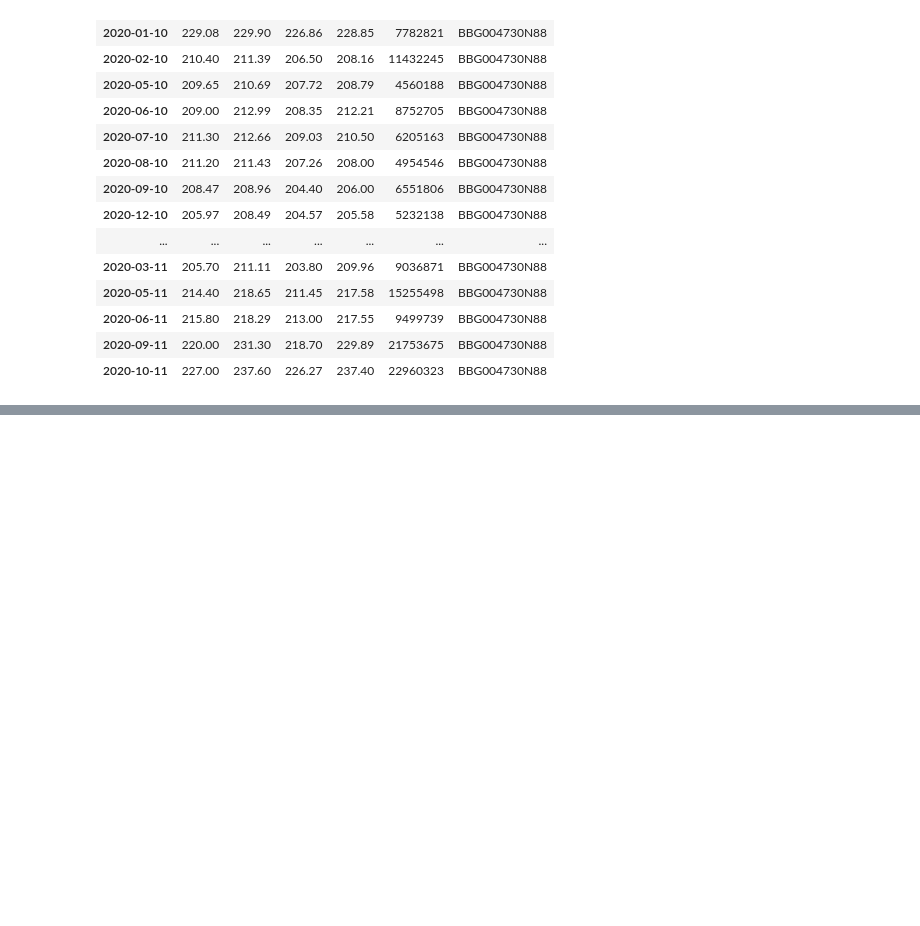
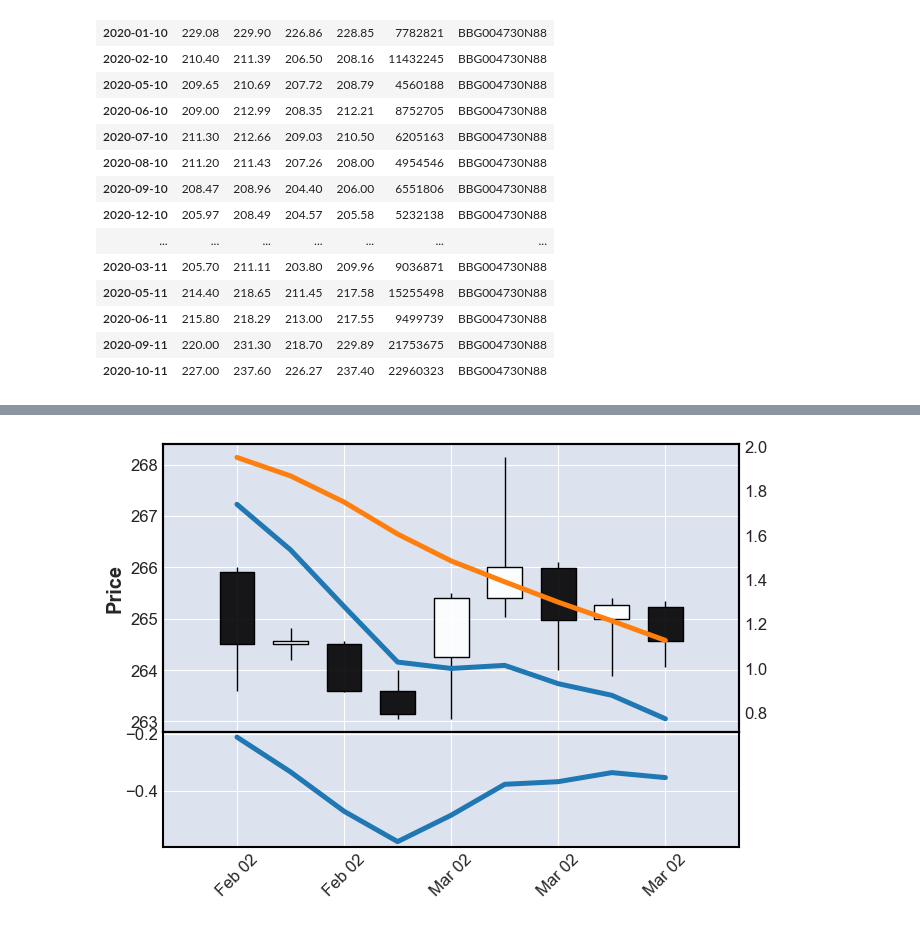
Before and after one commit to okulov/trade_bot, a Jupyter notebook: graph.ipynb, the cells around one changed output, grey strips where cells are left out. Saved outputs shown, nothing was run; the diff lists cells and outputs as text; code cells hidden in the pictures; blank space fills up the shorter version.

Commit message:
new data, edit strategy

```diff
--- a/graph.ipynb
+++ b/graph.ipynb
@@ -73,3 +71,11 @@ daily[80:110]
 | 2020-06-11 | 215.80 | 218.29 | 213.00 | 217.55 | 9499739 | BBG004730N88 |
 | 2020-09-11 | 220.00 | 231.30 | 218.70 | 229.89 | 21753675 | BBG004730N88 |
 | 2020-10-11 | 227.00 | 237.60 | 226.27 | 237.40 | 22960323 | BBG004730N88 |
+# %%
+data_hour = pd.read_csv('data/hour_data.csv',index_col=0,parse_dates=True)
+data_hour.index.name = 'date'
+data_hour = data_hour[data_hour['figi'] == 'BBG004730N88']
+#print(daily['figi'].value_counts())
+data_hour = data_hour[-500:-400]
+print(data_hour.shape)
+print(data_hour.head(3))
@@ -75,0 +89,11 @@ daily[80:110]
+# %%
+macd_hour = talib.MACD(data['Close'])
+apds = [
+    mpf.make_addplot(macd_hour[0][34:43]),
+    mpf.make_addplot(macd_hour[1][34:43]),
+    mpf.make_addplot(macd_hour[2][34:43], panel=1),
+]
+iday = data_hour.loc['2021-02-02 17:00:00':'2021-03-02 11:00:00',:]
+mpf.plot(iday, type='candle',addplot=apds)
+# %% [output]
+[figure, added]
```
Also changed, not shown: parts of 19 cells of this notebook, 14 other files.
